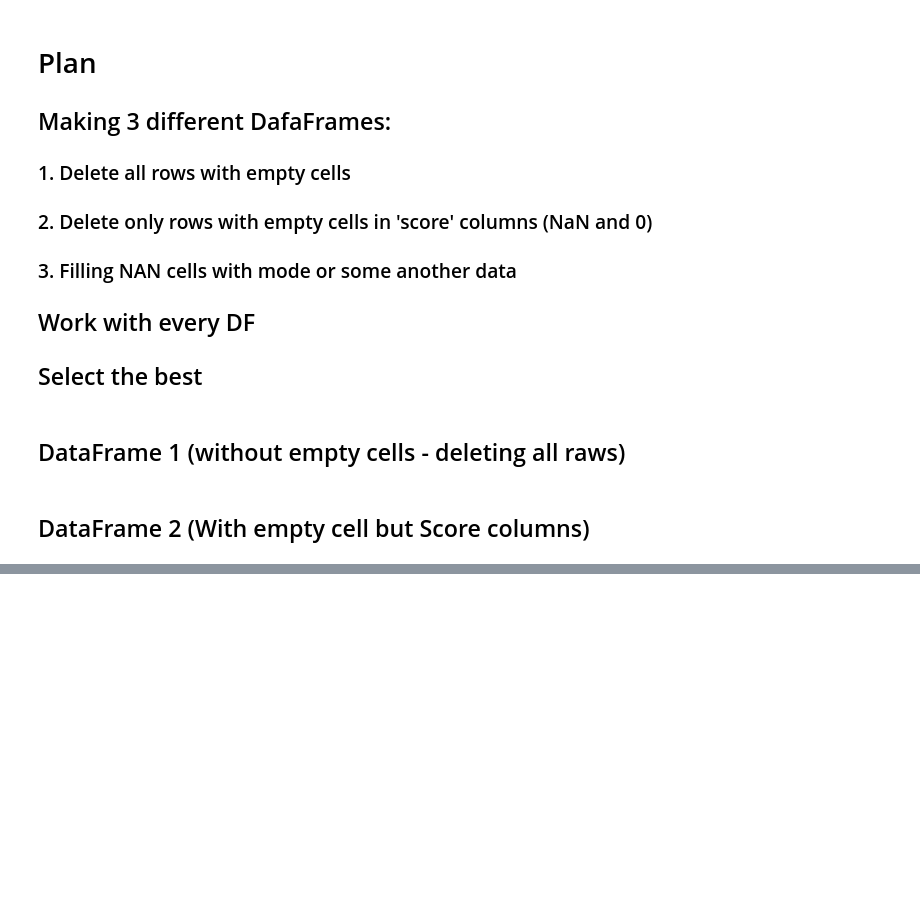
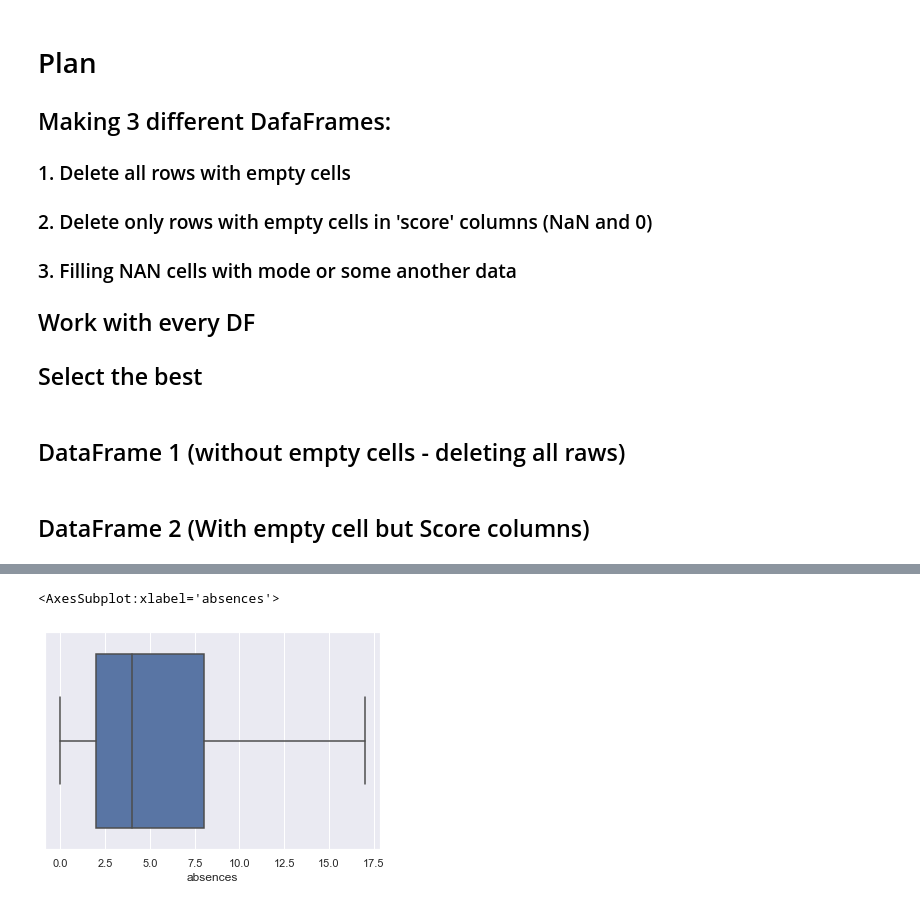
Before and after one commit to MichaelDockers/skillfactory_rds, a Jupyter notebook: module_2/module_2_stud_score.ipynb, the cells around one changed output, grey strips where cells are left out. Drawn from its saved outputs; the diff is of its cells as text; code cells hidden in the pictures; blank space fills up the shorter version.

```diff
--- a/module_2/module_2_stud_score.ipynb
+++ b/module_2/module_2_stud_score.ipynb
@@ -423,0 +483,5 @@ get_stat_anova(['mjob'], df2)
+# %%
+sns.boxplot(x=df3['absences'])
+# %% [output]
+<AxesSubplot:xlabel='absences'>
+[figure, added]
```
Also changed, not shown: parts of 38 cells of this notebook.
